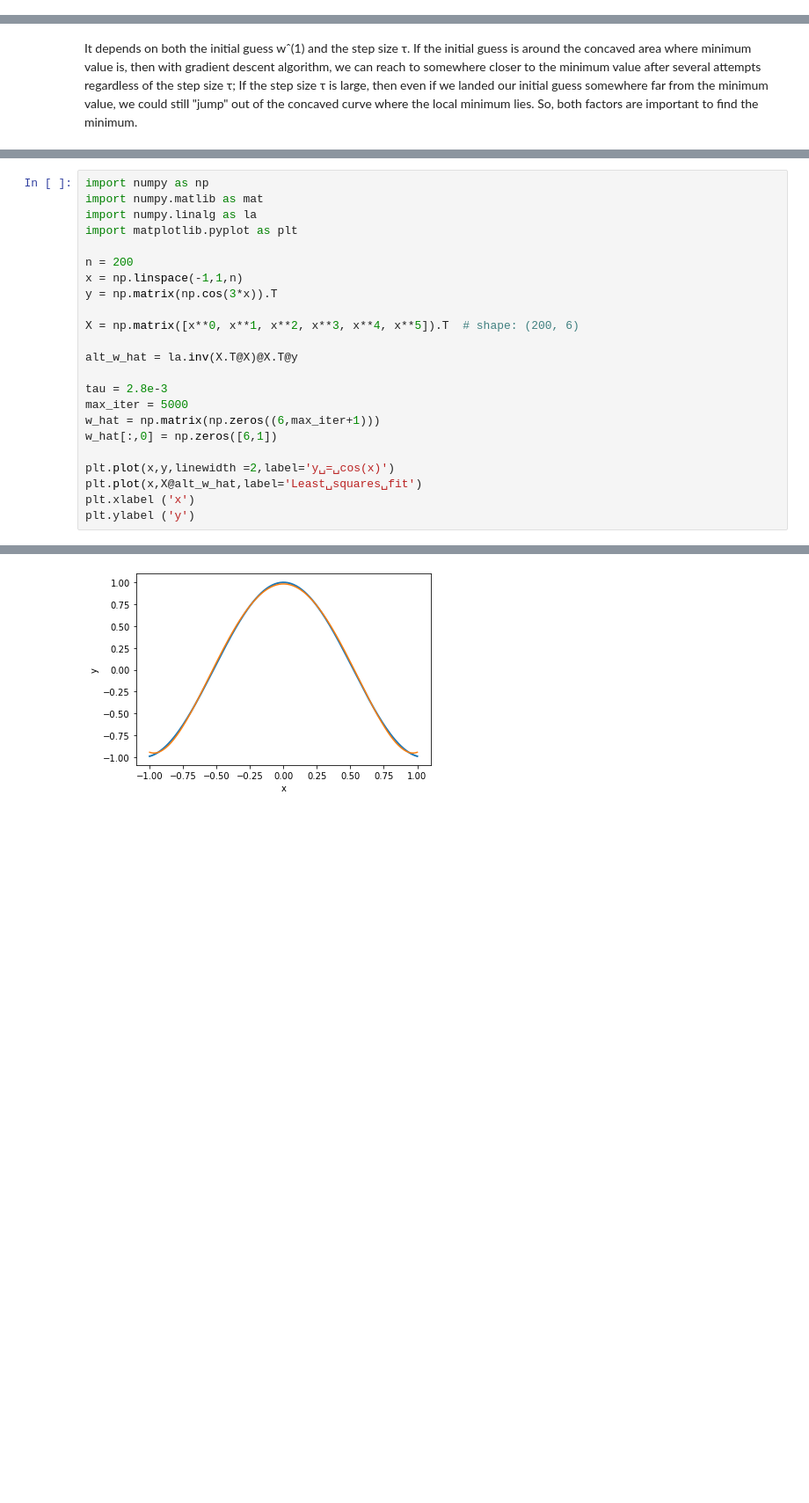
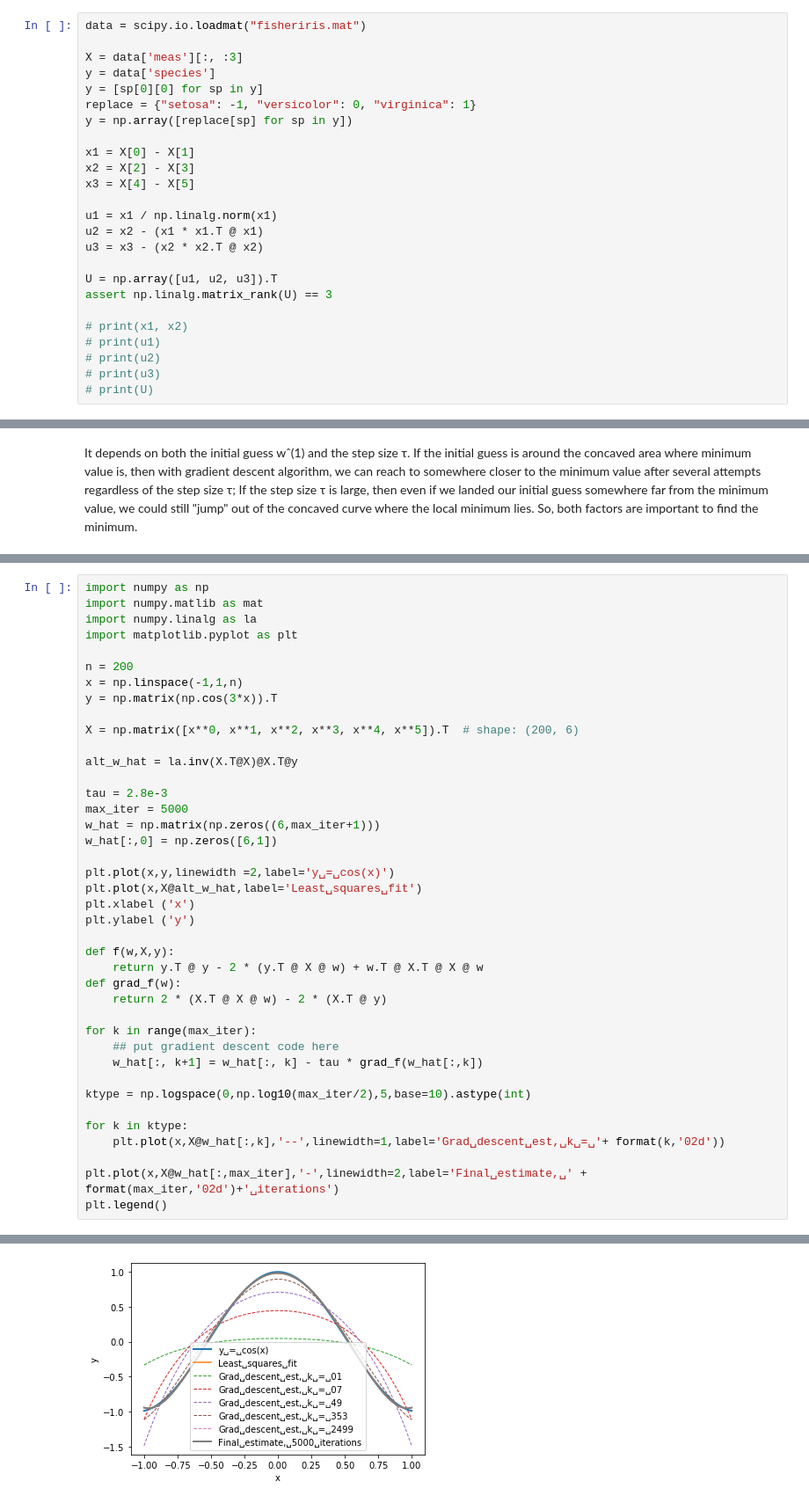
Before and after one commit to yifu-hou/CMSC35300, a Jupyter notebook: hw/hw3.ipynb, the cells around one changed output, grey strips where cells are left out. Shown at 88% size. Saved outputs shown, nothing was run; the diff lists cells and outputs as text; blank space fills up the shorter version.

```diff
--- a/hw/hw3.ipynb
+++ b/hw/hw3.ipynb
@@ -155,0 +269,25 @@ LinAlgError: Singular matrix
+# %%
+data = scipy.io.loadmat("fisheriris.mat")
+
+X = data['meas'][:, :3]
+y = data['species']
+y = [sp[0][0] for sp in y]
+replace = {"setosa": -1, "versicolor": 0, "virginica": 1}
+y = np.array([replace[sp] for sp in y])
+
+x1 = X[0] - X[1]
+x2 = X[2] - X[3]
+x3 = X[4] - X[5]
+
+u1 = x1 / np.linalg.norm(x1)
+u2 = x2 - (x1 * x1.T @ x1)
+u3 = x3 - (x2 * x2.T @ x2)
+
+U = np.array([u1, u2, u3]).T
+assert np.linalg.matrix_rank(U) == 3
+
+# print(x1, x2)
+# print(u1)
+# print(u2)
+# print(u3)
+# print(U)
@@ -250,4 +460,21 @@ plt.plot(x,y,linewidth =2,label='y␣=␣cos(x)')
 plt.plot(x,X@alt_w_hat,label='Least␣squares␣fit')
 plt.xlabel ('x')
 plt.ylabel ('y')
+
+def f(w,X,y):
+    return y.T @ y - 2 * (y.T @ X @ w) + w.T @ X.T @ X @ w
+def grad_f(w):
+    return 2 * (X.T @ X @ w) - 2 * (X.T @ y)
+
+for k in range(max_iter):
+    ## put gradient descent code here
+    w_hat[:, k+1] = w_hat[:, k] - tau * grad_f(w_hat[:,k])
+
+ktype = np.logspace(0,np.log10(max_iter/2),5,base=10).astype(int)
+
+for k in ktype:
+    plt.plot(x,X@w_hat[:,k],'--',linewidth=1,label='Grad␣descent␣est,␣k␣=␣'+ format(k,'02d'))
+
+plt.plot(x,X@w_hat[:,max_iter],'-',linewidth=2,label='Final␣estimate,␣' + format(max_iter,'02d')+'␣iterations')
+plt.legend()
 # %% [output]
@@ -255 +482 @@ Text(0, 0.5, 'y')
-[figure, old version]
+[figure, new version]
```
Also changed, not shown: parts of 17 cells of this notebook.
